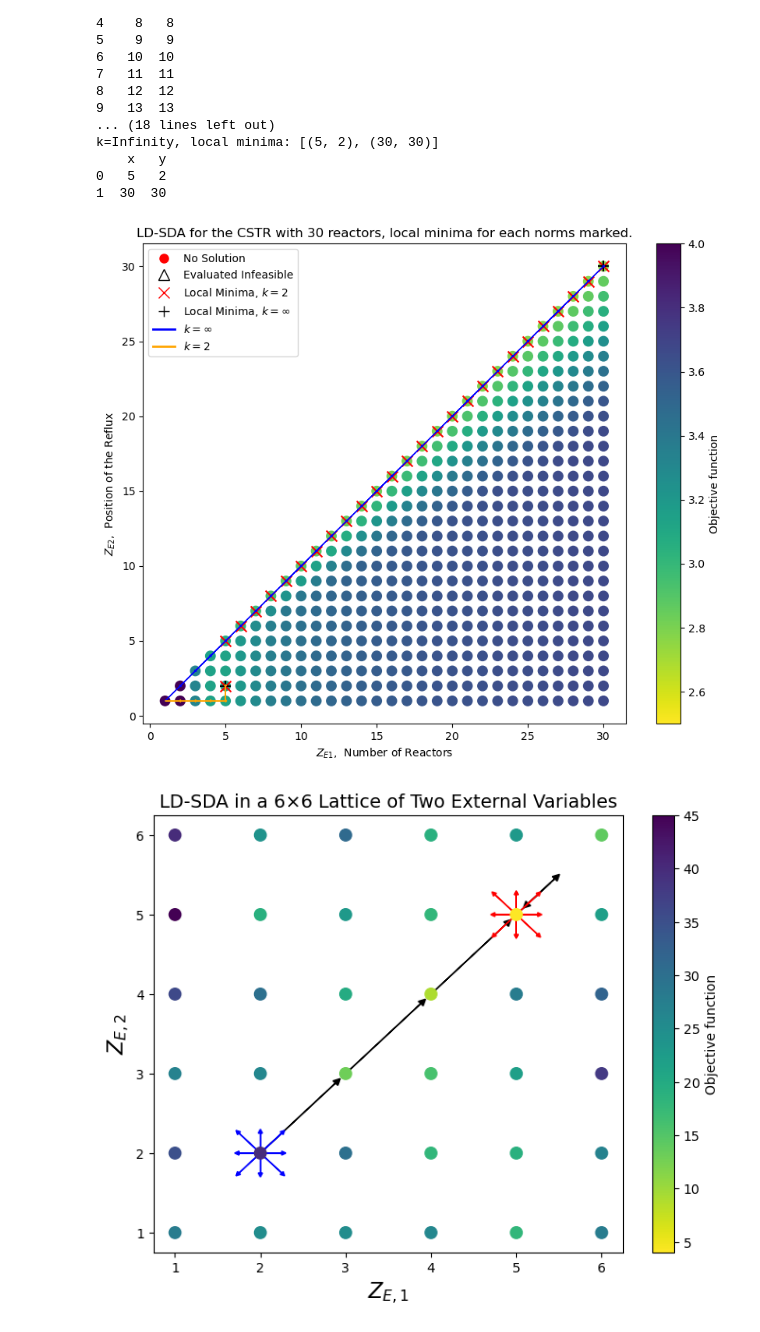
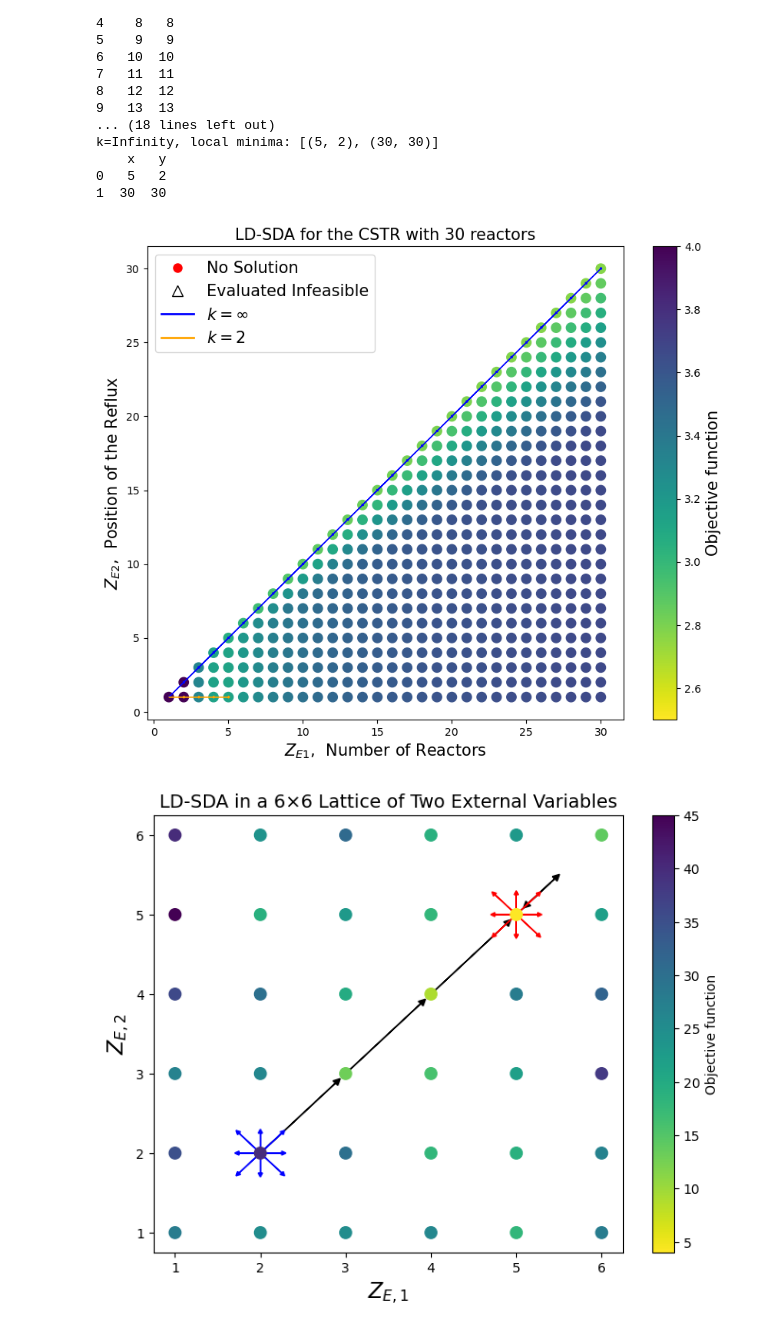
Before and after one commit to SECQUOIA/dsda-gdp, a Jupyter notebook: results/visualize_ldsda_pathways.ipynb, the cells around one changed output. Drawn from its saved outputs; the diff is of its cells as text; code cells hidden in the pictures.

```diff
--- a/results/visualize_ldsda_pathways.ipynb
+++ b/results/visualize_ldsda_pathways.ipynb
@@ -410,7 +410,7 @@ def visualize_dsda(
 
     sc = plt.scatter(feas_x, feas_y, s=80, c=objs, cmap=cm, vmin=2.5, vmax=4)
     cbar = plt.colorbar(sc)
-    cbar.set_label('Objective function', rotation=90)
+    cbar.set_label('Objective function', rotation=90, fontsize=15)
 
     # Scatter plot for local minima for k=2 as Crosses
     plt.scatter(local_minima_x, local_minima_y, s=100, marker='x', color='red')
@@ -431,36 +431,38 @@ def visualize_dsda(
                 color=color,
             )
 
-    plt.title('LD-SDA for the CSTR with 30 reactors')
+    plt.title('LD-SDA for the CSTR with 30 reactors', fontsize=15)
 
     # Using LaTeX for subscript only for 'E' in the axis labels
-    plt.xlabel('$Z_{E1}$, ' + ext1_name.split('Z_E,')[1] if 'Z_E,' in ext1_name else ext1_name)
-    plt.ylabel('$Z_{E2}$, ' + ext2_name.split('Z_E,')[1] if 'Z_E,' in ext2_name else ext2_name)
+    plt.xlabel('$Z_{E1}$, ' + ext1_name.split('Z_E,')[1] if 'Z_E,' in ext1_name else ext1_name, fontsize=15)
+    plt.ylabel('$Z_{E2}$, ' + ext2_name.split('Z_E,')[1] if 'Z_E,' in ext2_name else ext2_name, fontsize=15)
 
     legend_elements = [
         plt.Line2D([0], [0], marker='o', color='w', markerfacecolor='red', markersize=10, label='No Solution'),
         plt.Line2D([0], [0], marker='^', color='w', markerfacecolor='none', markeredgecolor='black', markersize=10, label='Evaluated Infeasible'),
-        plt.Line2D([0], [0], marker='x', color='w', markeredgecolor='red', markersize=10, label='Local Minima, $k=2$'),
-        plt.Line2D([0], [0], marker='+', color='w', markeredgecolor='black', markersize=10, label='Local Minima, $k=\infty$'),
+        #plt.Line2D([0], [0], marker='x', color='w', markeredgecolor='red', markersize=10, label='Local Minima, $k=2$'),
+        #plt.Line2D([0], [0], marker='+', color='w', markeredgecolor='black', markersize=10, label='Local Minima, $k=\infty$'),
         plt.Line2D([0], [0], color='blue', lw=2, label='$k=\infty$'),
         plt.Line2D([0], [0], color='orange', lw=2, label='$k=2$')
     ]
-    plt.legend(handles=legend_elements)
+    plt.legend(handles=legend_elements, fontsize=15)
     plt.show()
 
 df = pd.read_csv('compl_enum_cstr_30_baron_dantzig.csv')
 
 route1 = [(1,1), (2,2), (3,3), (4,4), (5,5), (6,6), (7,7), (8,8), (9,9), (10,10), (11,11), (12,12), (13,13), (14,14), (15,15), (16,16), (17,17), (18,18), (19,19), (20,20), (21,21), (22,22), (23,23), (24,24), (25,25), (26,26), (27,27), (28,28), (29,29), (30,30)]
-route2 = [(1,1), (2,1), (3,1), (4,1), (5,1), (5,2)]
+route2 = [(1,1), (2,1), (3,1), (4,1), (5,1)]
 
 # Enter the local minima coordinates for k=2
 local_minima_x = lower_objective_df['x'].tolist()
 local_minima_y = lower_objective_df['y'].tolist()
-
+local_minima_x = []
+local_minima_y = []
 # Enter the local minima coordinates for k=2
 local_minima_x_inf = lower_objective_inf_df['x'].tolist()
 local_minima_y_inf = lower_objective_inf_df['y'].tolist()
-
+local_minima_x_inf = []
+local_minima_y_inf = []
 # Filter points based on their status
 optimal_df = df[df['Status'] == 'Optimal']
 infeasible_df = df[df['Status'] == 'Evaluated_Infeasible']
@@ -472,34 +474,34 @@ objs = optimal_df['Objective'].tolist()  # Replacing NaN with 0 for plotting pur
 
 # Extract x, y coordinates for infeasible points
 infeas_x = infeasible_df['x'].tolist()
 infeas_y = infeasible_df['y'].tolist()
 
 # Identify points with NaN objectives within the optimal dataset
 nan_obj_indices = optimal_df['Objective'].index[optimal_df['Objective'].isna()].tolist()
 nan_x = optimal_df['x'][nan_obj_indices].tolist()
 nan_y = optimal_df['y'][nan_obj_indices].tolist()
 
 # Visualize both routes on the same graph
 routes_colors = [(route1, 'blue'), (route2, 'orange')]
 # routes_colors = [(route1, 'blue')]
 # routes_colors = [(route2, 'orange')]
 
 visualize_dsda(routes_colors=routes_colors,
                feas_x=feas_x,
                feas_y=feas_y,
                infeas_x=infeas_x,
                infeas_y=infeas_y,
                nan_x=nan_x,
                nan_y=nan_y,
                local_minima_x= local_minima_x,
                local_minima_y= local_minima_y,
                local_minima_x_inf= local_minima_x_inf,
                local_minima_y_inf= local_minima_y_inf,
                objs=objs,
                ext1_name='Z_E, Number of Reactors',
                ext2_name='Z_E, Position of the Reflux')
 # %% [output]
-[figure, old version]
+[figure, new version]
 # %%
 import pandas as pd
 def visualize_dsda(
```
